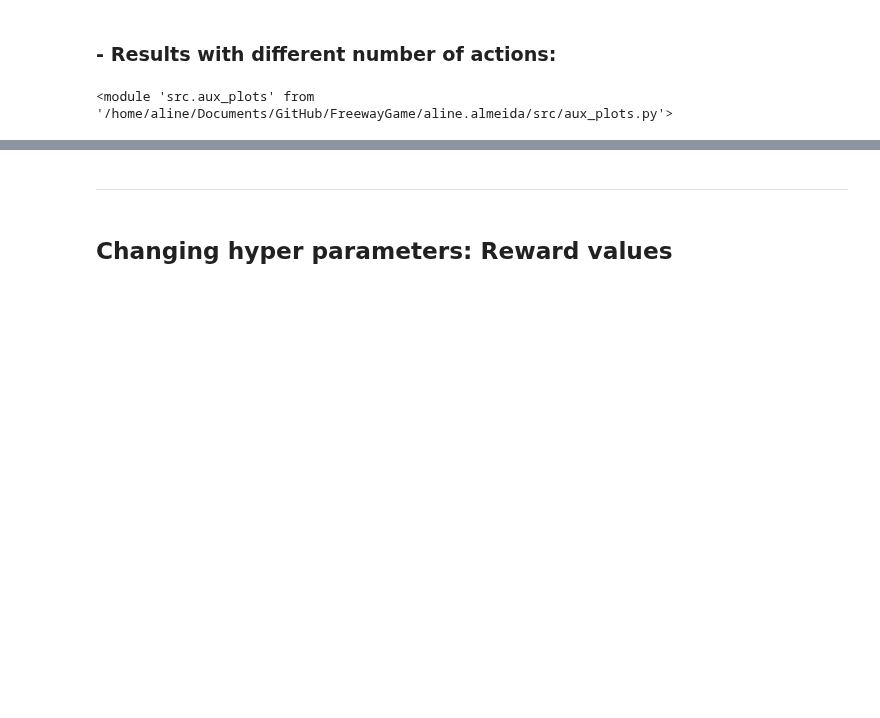
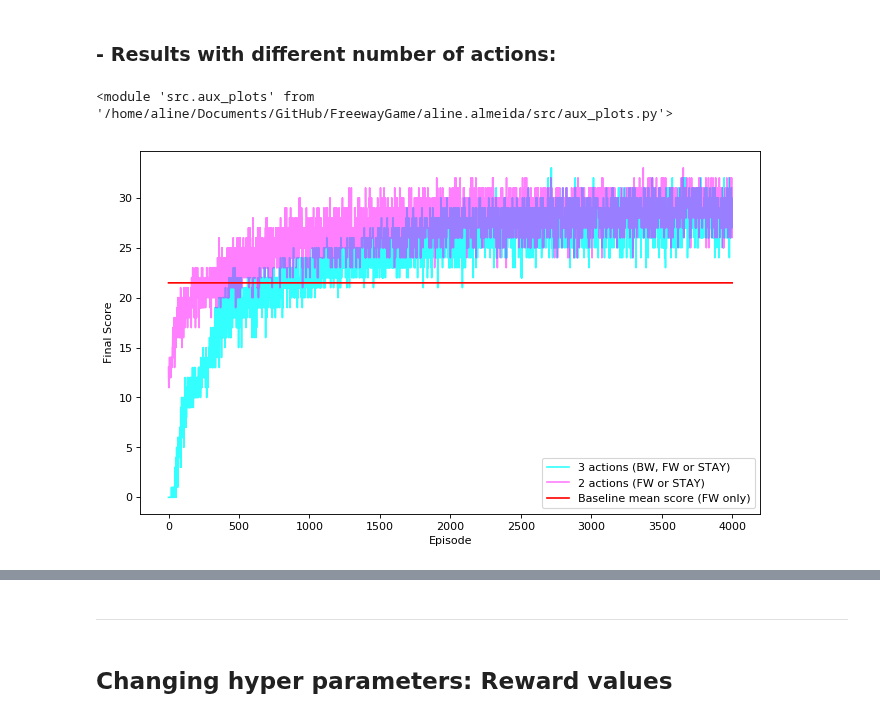
Before and after one commit to DionisiusMayr/FreewayGame, a Jupyter notebook: aline.almeida/aa_freeway.ipynb, the cells around one changed output, grey strips where cells are left out. Saved outputs shown, nothing was run; the diff lists cells and outputs as text; code cells hidden in the pictures; blank space fills up the shorter version.

Commit message:
updated the theoretical part & created the plot for the QL agent using 2 and 3 actions

```diff
--- a/aline.almeida/aa_freeway.ipynb
+++ b/aline.almeida/aa_freeway.ipynb
@@ -201,6 +152,0 @@ n_runs = 7000
-# %%
-env, initial_state = environment.get_env()
-agent = agents.QLearning(gamma=GAMMA, available_actions=AVAILABLE_ACTIONS, N0=N0)
-
-scores_2act = []
-total_rewards_2act = []
@@ -253,8 +152,0 @@ Wall time: 1min 53s
-# %%
-with open("QL/QL_scores_2act.txt", "w") as f:
-   for item in scores_2act:
-       f.write("%s\n" % item)
-
-with open("QL/QL_total_rewards_2act.txt", "w") as f:
-   for item in total_rewards_2act:
-       f.write("%s\n" % item)
@@ -267,3 +244,9 @@ with open("QL/QL_total_rewards_2act.txt", "w") as f:
+# %%
+with open("QL/QL_scores_2act.txt") as f:
+   scores_2act = [int(x) for x in  f.read().splitlines()]
+
+with open("QL/QL_total_rewards_2act.txt") as f:
+   total_rewards_2act = [int(x) for x in  f.read().splitlines()]
 # %% [markdown]
 ### - 3 actions (move forward, stay or move backard):
 # %%
@@ -277,7 +260,7 @@ reward_policy.REWARD_IF_STILL = -1
 reward_policy.REWARD_IF_FW = 0
 reward_policy.REWARD_IF_BW = -9
 
-n_runs = 3000
+n_runs = 4000
 # %%
 env, initial_state = environment.get_env()
 agent = agents.QLearning(gamma=GAMMA, available_actions=AVAILABLE_ACTIONS, N0=N0)
@@ -352,5 +349,7 @@ importlib.reload(aux_plots)
 # %% [output]
 <module 'src.aux_plots' from '/home/aline/Documents/GitHub/FreewayGame/aline.almeida/src/aux_plots.py'>
 # %%
-baseline = [baseline_mean_score for i in range(3000)]
-aux_plots.plot_3scores(scores_3act[:3000], scores_2act[:3000], baseline[:3000], "3 actions (BW, FW or STAY)", "2 actions (FW or STAY)", "Baseline mean score (FW only)")
+baseline = [baseline_mean_score for i in range(4000)]
+aux_plots.plot_3scores(scores_3act[:4000], scores_2act[:4000], baseline[:4000], "3 actions (BW, FW or STAY)", "2 actions (FW or STAY)", "Baseline mean score (FW only)")
+# %% [output]
+[figure, added]
```
Also changed, not shown: parts of 77 cells of this notebook.
